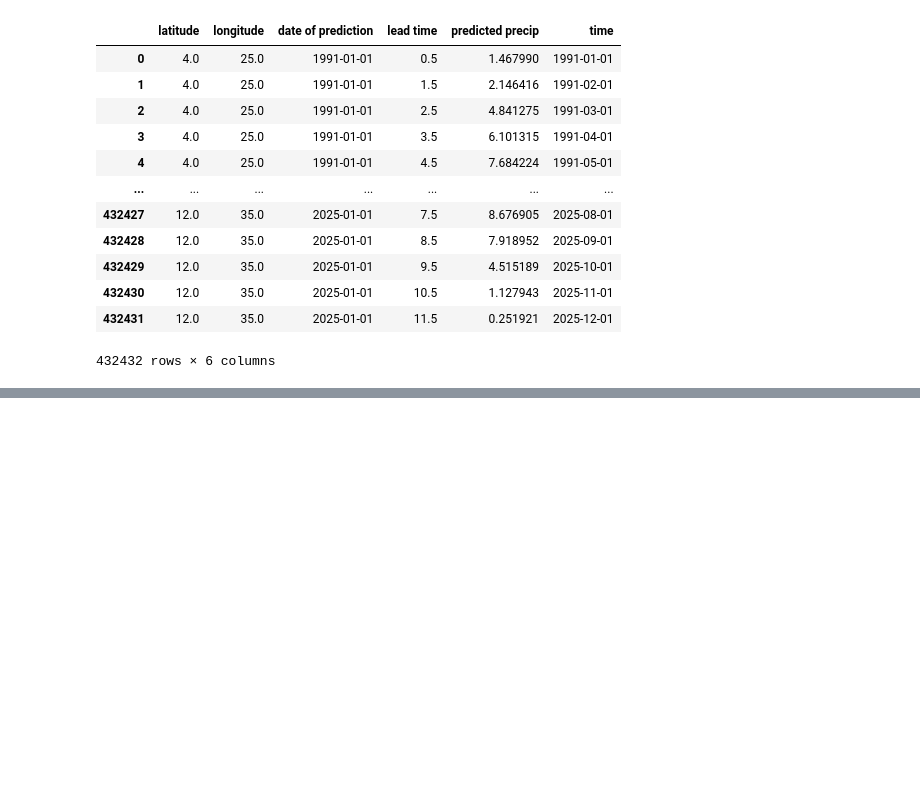
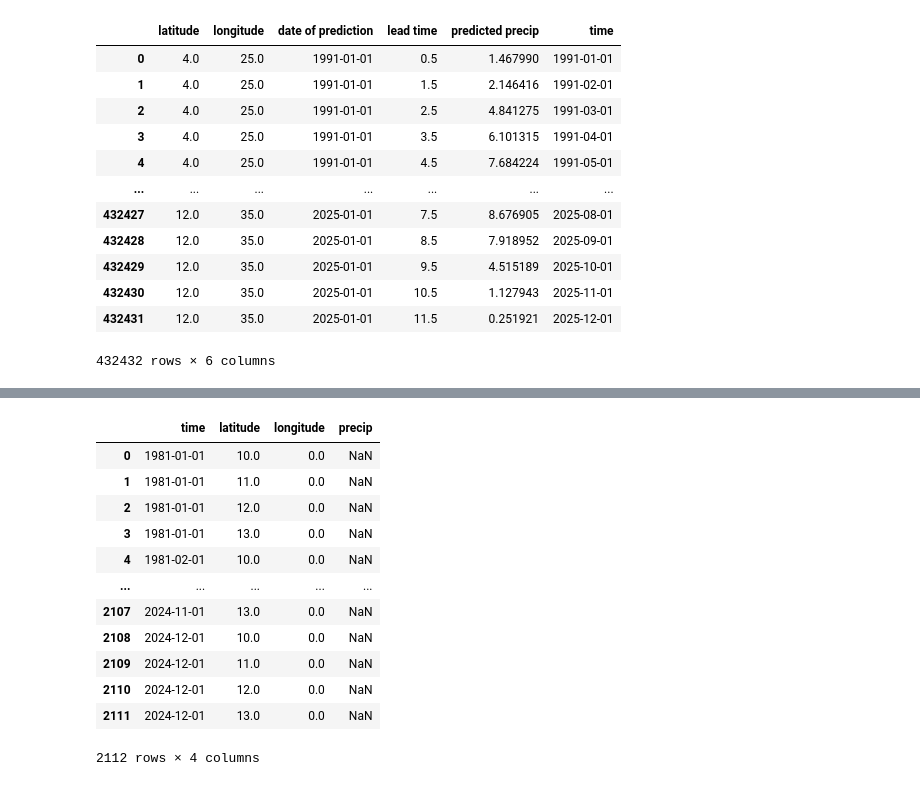
Before and after one commit to yatli24/CHC, a Jupyter notebook: CanESM5.ipynb, the cells around one changed output, grey strips where cells are left out. Saved outputs shown, nothing was run; the diff lists cells and outputs as text; code cells hidden in the pictures; blank space fills up the shorter version.

```diff
--- a/CanESM5.ipynb
+++ b/CanESM5.ipynb
@@ -211,3 +245,19 @@ Can_ESM5_west_africa_corr_clean
+# %%
+chirps_west_africa_df
+# %% [output]
+|  | time | latitude | longitude | precip |
+| 0 | 1981-01-01 | 10.0 | 0.0 | NaN |
+| 1 | 1981-01-01 | 11.0 | 0.0 | NaN |
+| 2 | 1981-01-01 | 12.0 | 0.0 | NaN |
+| 3 | 1981-01-01 | 13.0 | 0.0 | NaN |
+| 4 | 1981-02-01 | 10.0 | 0.0 | NaN |
+| ... | ... | ... | ... | ... |
+| 2107 | 2024-11-01 | 13.0 | 0.0 | NaN |
+| 2108 | 2024-12-01 | 10.0 | 0.0 | NaN |
+| 2109 | 2024-12-01 | 11.0 | 0.0 | NaN |
+| 2110 | 2024-12-01 | 12.0 | 0.0 | NaN |
+| 2111 | 2024-12-01 | 13.0 | 0.0 | NaN |
+2112 rows × 4 columns
 # %%
 pivot_df = Can_ESM5_west_africa_corr_clean.pivot_table(index = 'month', columns = 'lead time', values = 'predicted precip')
 colormap = sns.color_palette('rocket', 10)
```
Also changed, not shown: parts of 13 cells of this notebook, 7 other files.
